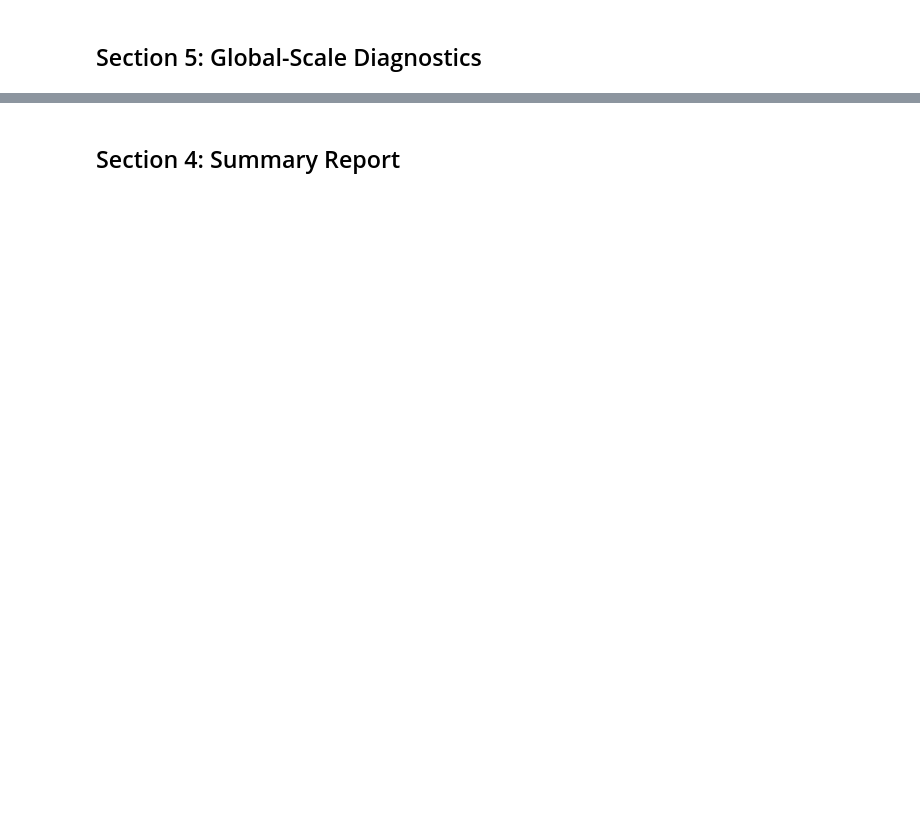
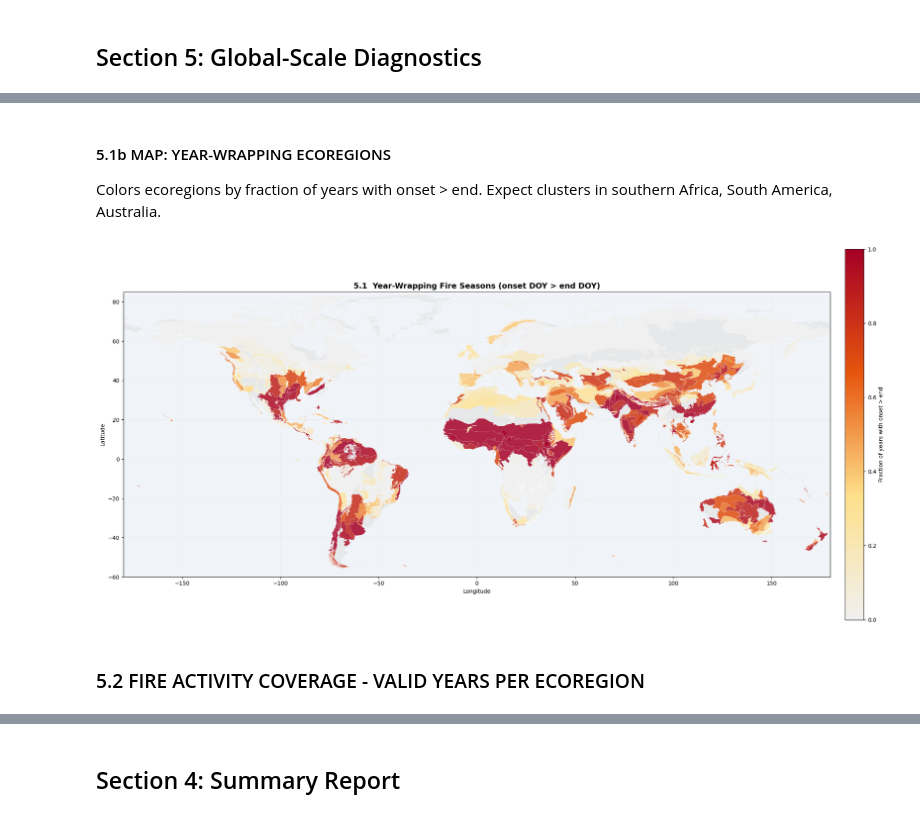
Before and after one commit to ismailbekar/TGPF, a Jupyter notebook: 05_01_Fire_validation.ipynb, the cells around one changed output, grey strips where cells are left out. Saved outputs shown, nothing was run; the diff lists cells and outputs as text; code cells hidden in the pictures; blank space fills up the shorter version.

Commit message:
Validation notebook improvments mostly

```diff
--- a/05_01_Fire_validation.ipynb
+++ b/05_01_Fire_validation.ipynb
@@ -148,8 +149,8 @@ Daily CSV  : 6661993 rows
 Quality CSV: 707 ecoregions
 Geometries : 846 ecoregions
 # %%
-# ERA5 climatology — set era5_run_name to match the run used in 06_01
-era5_run_name    = 'global_v6'   # <-- update this to your ERA5 run label
+# ERA5 climatology - set era5_run_name to match the run used in 06_01
+era5_run_name    = f'{RUN_LABEL}_{RUN_VERSION}'
 era5_clim_path   = os.path.join(BASE_OUT_DIR, 'runs', era5_run_name,
                                  'inputs', 'era5_climatology_doy.csv')
 
@@ -514,4 +514,0 @@ print(f'Saved {len(eco_ids)} profile plots to {profile_dir}')
-# %%
-eco_rows = master_df[master_df['eco_id'] == 658]
-print(eco_rows[['season_length', 'season_len_circ',
-                'peak_concentration', 'circ_R']].describe())
@@ -1131,11 +1060,6 @@ print(f'  No data (not in quality_df): {len(geo_lookup) - len(quality_df)}')
 # %%
-# 5.1  HEMISPHERE SEASONALITY CHECK -------------------------------------------------------
-# Flags ecoregion-years where onset_doy > end_doy (year-wrapping fire season).
-# Expected in Southern Hemisphere ecoregions with Dec–Feb fire peaks.
-# If widespread, the Jan–Dec calendar year assumption needs revisiting.
-
 # --- Per ecoregion-year flag ---
-master_df['wrap_flag'] = (master_df['onset_doy'] > master_df['end_doy']).astype(int)
+master_df['wrap_flag'] = (master_df['onset_doy_circ'] > master_df['end_doy_circ']).astype(int)
 
 # --- Ecoregion-level summary: fraction of years with wrapping ---
 wrap_summary = (
@@ -1163,3 +1087,5 @@ if len(chronic_wrap) > 0:
           .head(20).to_string(index=False))
 else:
     print('No chronic year-wrapping ecoregions found.')
+
+has_wrap = len(chronic_wrap) > 0
@@ -1165,0 +1114,19 @@ else:
+# %%
+suspicious = (
+    master_df.groupby('eco_id').agg(
+        eco_name    = ('eco_name', 'first'),
+        biome_name  = ('biome_name', 'first'),
+        mean_circ_R = ('circ_R', 'mean'),
+        frac_wrap   = ('wrap_flag', 'mean'),
+        mean_dets   = ('n_detections', 'mean'),
+        n_years     = ('year', 'count'),
+    )
+    .reset_index()
+    .query('frac_wrap > 0.3 and mean_circ_R < @CIRC_R_MIN')
+    .sort_values('mean_circ_R')
+)
+
+print(f'Suspicious ecoregions: {len(suspicious)}')
+print(suspicious[['eco_id', 'eco_name', 'biome_name',
+                  'mean_circ_R', 'frac_wrap', 'mean_dets', 'n_years']]
+      .to_string(index=False))
@@ -1166,9 +1251,11 @@ else:
+# %% [markdown]
+#### 5.1b MAP: YEAR-WRAPPING ECOREGIONS
+Colors ecoregions by fraction of years with onset > end.
+Expect clusters in southern Africa, South America, Australia.
 # %%
-# 5.1b  MAP: YEAR-WRAPPING ECOREGIONS -----------------------------------------------------
-# Colors ecoregions by fraction of years with onset > end.
-# Expect clusters in southern Africa, South America, Australia.
-
-import matplotlib.colors as mcolors
+if not has_wrap:
+    print("No year wrapping ecoregions - skipping map")
+    raise SystemExit
 
 wrap_lookup = wrap_summary.set_index('eco_id')['frac_wrap'].to_dict()
 
@@ -1199,31 +1286,35 @@ ax.set_facecolor('#f0f4f8')
 fig.patch.set_facecolor('white')
 
 if patches_nodata:
     pc_nd = PatchCollection(patches_nodata, facecolor='#e0e0e0',
                             edgecolor='white', linewidth=0.1, alpha=0.6, zorder=1)
     ax.add_collection(pc_nd)
 
 if patches_wrap:
     pc_w = PatchCollection(patches_wrap, facecolor=colors_wrap,
                            edgecolor='white', linewidth=0.1, alpha=0.85, zorder=2)
     ax.add_collection(pc_w)
 
 # Colorbar
 sm = plt.cm.ScalarMappable(cmap=cmap_wrap, norm=norm_wrap)
 sm.set_array([])
 cbar = plt.colorbar(sm, ax=ax, fraction=0.025, pad=0.02)
 cbar.set_label('Fraction of years with onset > end', fontsize=10)
 
 ax.set_xlim(-180, 180)
 ax.set_ylim(-60, 85)
 ax.set_aspect('equal')
 ax.set_xlabel('Longitude', fontsize=10)
 ax.set_ylabel('Latitude', fontsize=10)
 ax.set_title('5.1  Year-Wrapping Fire Seasons (onset DOY > end DOY)',
              fontsize=14, fontweight='bold')
 ax.grid(alpha=0.15, linewidth=0.4)
 plt.tight_layout()
 plt.savefig(os.path.join(plots_dir, '51_year_wrap_map.png'),
             dpi=FIG_DPI, bbox_inches='tight')
 plt.show()
+# %% [output]
+[figure, added]
+# %% [markdown]
+### 5.2 FIRE ACTIVITY COVERAGE - VALID YEARS PER ECOREGION
 # %%
```
Also changed, not shown: parts of 17 cells of this notebook, 1 other file.
